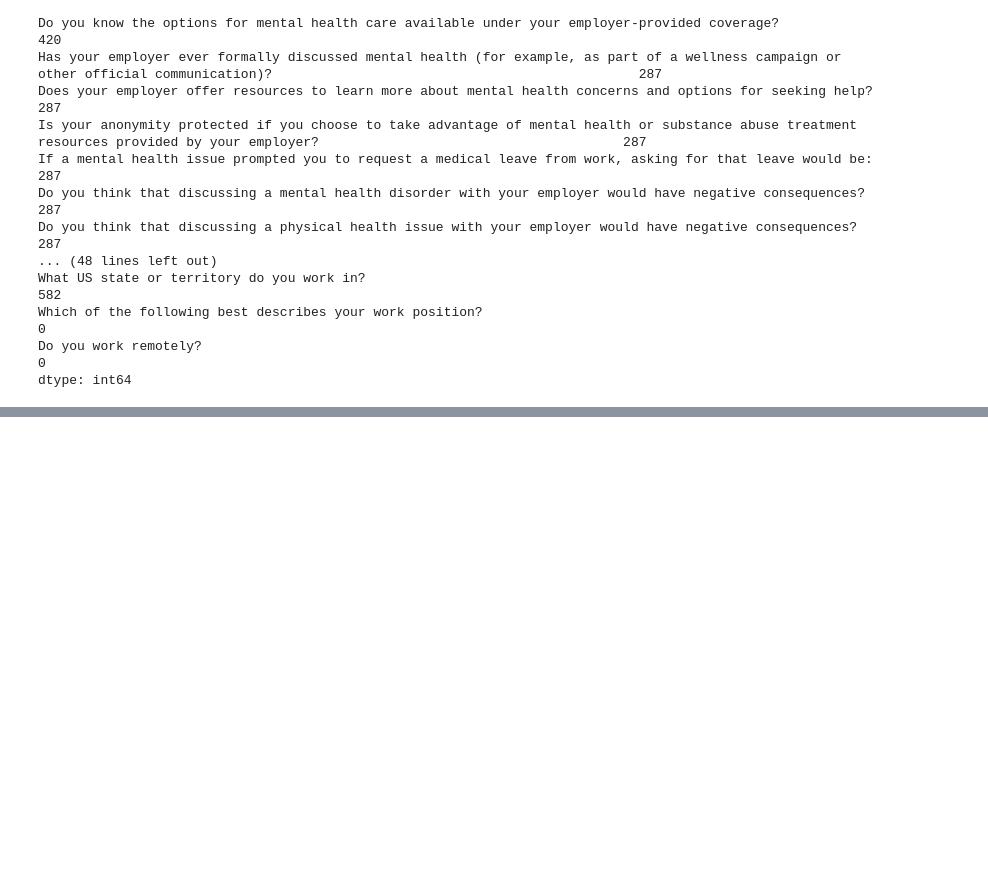
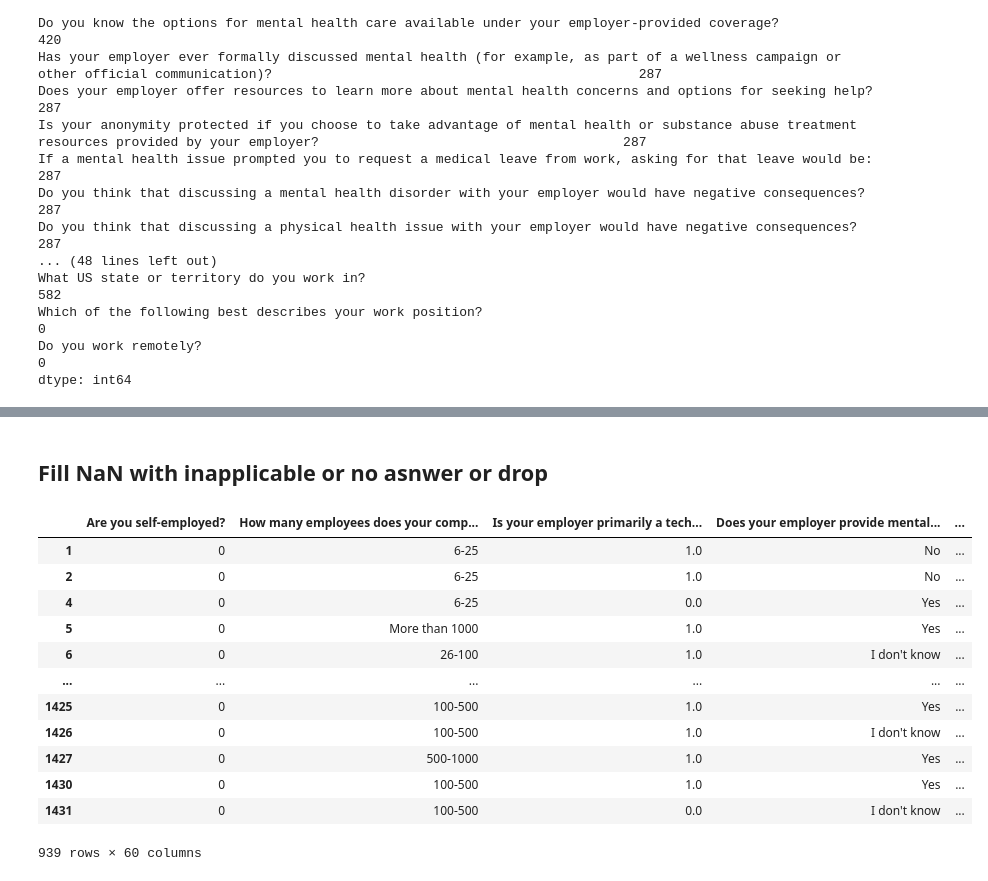
Before and after one commit to hkafrawi/kaggle_portfolio, a Jupyter notebook: mental-health-in-tech-classification.ipynb, the cells around one changed output, grey strips where cells are left out. Saved outputs shown, nothing was run; the diff lists cells and outputs as text; code cells hidden in the pictures; blank space fills up the shorter version.

```diff
--- a/mental-health-in-tech-classification.ipynb
+++ b/mental-health-in-tech-classification.ipynb
@@ -111,0 +181,2 @@ df.iloc[:,48].isna().sum()
+# %% [markdown]
+## Fill NaN with inapplicable or no asnwer or drop
@@ -111,0 +206,17 @@ df.iloc[:,48].isna().sum()
+# %%
+df_3 = df_2.drop(columns=drop_columns, axis=1)
+df_3
+# %% [output]
+|  | Are you self-employed? | How many employees does your comp... | Is your employer primarily a tech... | Does your employer provide mental... | ... |
+| 1 | 0 | 6-25 | 1.0 | No | ... |
+| 2 | 0 | 6-25 | 1.0 | No | ... |
+| 4 | 0 | 6-25 | 0.0 | Yes | ... |
+| 5 | 0 | More than 1000 | 1.0 | Yes | ... |
+| 6 | 0 | 26-100 | 1.0 | I don't know | ... |
+| ... | ... | ... | ... | ... | ... |
+| 1425 | 0 | 100-500 | 1.0 | Yes | ... |
+| 1426 | 0 | 100-500 | 1.0 | I don't know | ... |
+| 1427 | 0 | 500-1000 | 1.0 | Yes | ... |
+| 1430 | 0 | 100-500 | 1.0 | Yes | ... |
+| 1431 | 0 | 100-500 | 0.0 | I don't know | ... |
+939 rows × 60 columns
```
Also changed, not shown: parts of 60 cells of this notebook.
